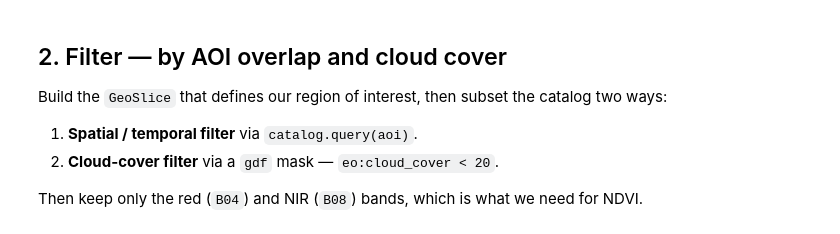
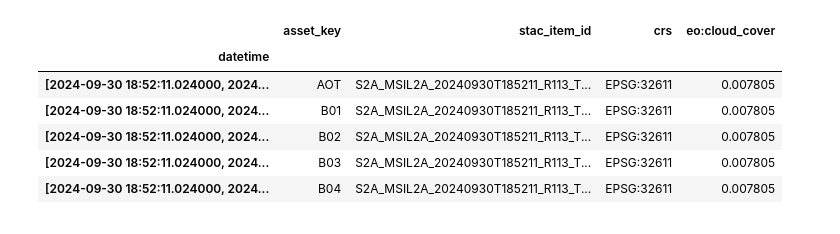
Before and after one commit to jejjohnson/geotoolz, a Jupyter notebook: docs/catalog/notebooks/end_to_end_lake_tahoe.ipynb, the cells around one changed output. Saved outputs shown, nothing was run; the diff lists cells and outputs as text; code cells hidden in the pictures.

```diff
--- a/docs/catalog/notebooks/end_to_end_lake_tahoe.ipynb
+++ b/docs/catalog/notebooks/end_to_end_lake_tahoe.ipynb
@@ -81,23 +115,20 @@ filter on it downstream.
 # %%
-import planetary_computer as pc
-from pystac_client import Client
+BBOX: tuple[float, float, float, float] = (-120.25, 38.85, -119.85, 39.30)  # lon/lat
+SEASON: str = "2024-06-01/2024-09-30"
 
-
-client = Client.open(
+client: pystac_client.Client = pystac_client.Client.open(
     "https://planetarycomputer.microsoft.com/api/stac/v1",
-    modifier=pc.sign_inplace,
+    modifier=planetary_computer.sign_inplace,  # signed hrefs, so rasterio can read them
 )
-
-catalog = gc.sources.from_stac_search(
+catalog: gc.GeoCatalog = gc.sources.from_stac_search(
     client,
     collections=["sentinel-2-l2a"],
-    bounds=TAHOE_BBOX,
-    datetime="2024-06-01/2024-09-30",
+    bounds=BBOX,
+    datetime=SEASON,
     asset_key="*",
-    limit=200,
-    extra_properties=("eo:cloud_cover", "platform"),
+    extra_properties=("eo:cloud_cover",),
 )
-print(f"discovered {len(catalog)} (item, asset) rows from MPC")
-print(f"catalog.total_bounds: {catalog.total_bounds}")
-print(f"catalog.temporal_extent: {catalog.temporal_extent}")
+print(f"{len(catalog)} (item, asset) rows")
+print(f"temporal extent: {catalog.temporal_extent}")
+catalog.gdf[["asset_key", "stac_item_id", "crs", "eo:cloud_cover"]].head()
 # %% [output]
@@ -107,11 +137,7 @@ catalog.temporal_extent: [2024-06-02 18:49:21.024000, 2024-09-30 18:52:11.024000
+|  | asset_key | stac_item_id | crs | eo:cloud_cover |
+| datetime |  |  |  |  |
+| [2024-09-30 18:52:11.024000, 2024... | AOT | S2A_MSIL2A_20240930T185211_R113_T... | EPSG:32611 | 0.007805 |
+| [2024-09-30 18:52:11.024000, 2024... | B01 | S2A_MSIL2A_20240930T185211_R113_T... | EPSG:32611 | 0.007805 |
+| [2024-09-30 18:52:11.024000, 2024... | B02 | S2A_MSIL2A_20240930T185211_R113_T... | EPSG:32611 | 0.007805 |
+| [2024-09-30 18:52:11.024000, 2024... | B03 | S2A_MSIL2A_20240930T185211_R113_T... | EPSG:32611 | 0.007805 |
+| [2024-09-30 18:52:11.024000, 2024... | B04 | S2A_MSIL2A_20240930T185211_R113_T... | EPSG:32611 | 0.007805 |
-# %% [markdown]
-## 2. Filter — by AOI overlap and cloud cover
-
-Build the `GeoSlice` that defines our region of interest, then
-subset the catalog two ways:
-
-1. **Spatial / temporal filter** via `catalog.query(aoi)`.
-2. **Cloud-cover filter** via a `gdf` mask — `eo:cloud_cover < 20`.
-
-Then keep only the red (`B04`) and NIR (`B08`) bands, which is what
-we need for NDVI.
```
Also changed, not shown: parts of 30 cells of this notebook, 2 other files.
